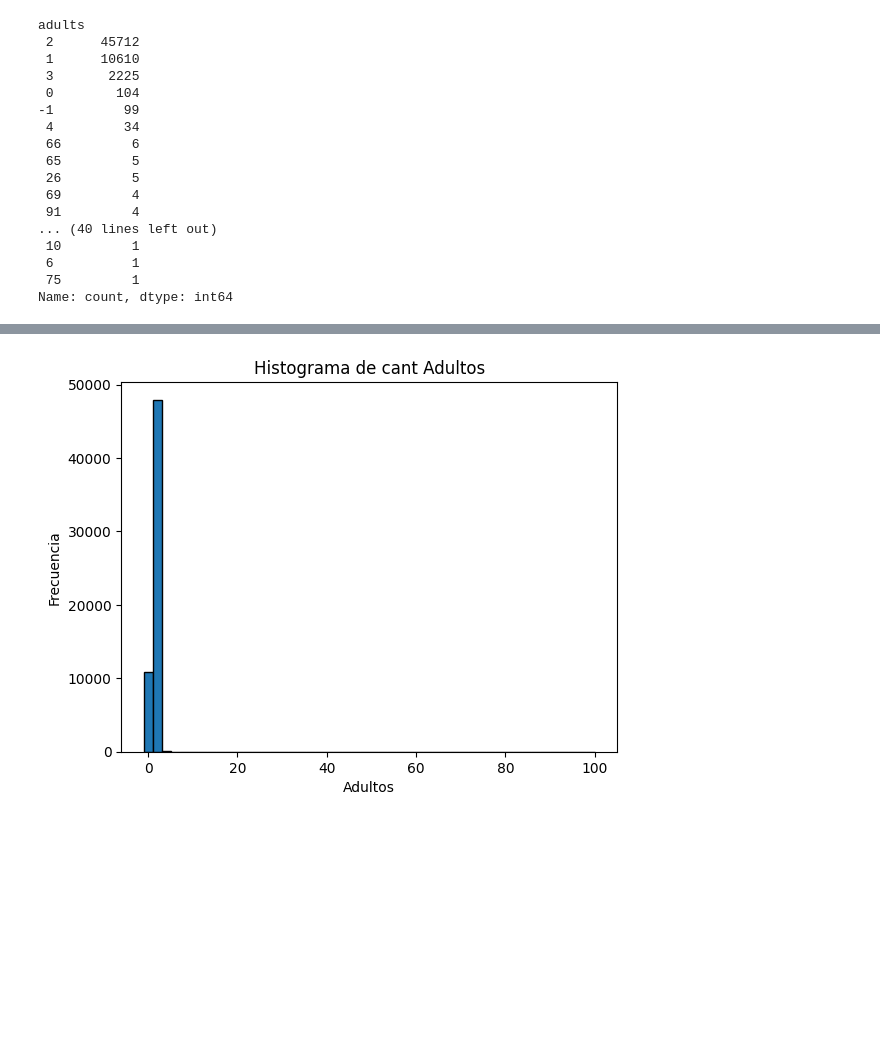
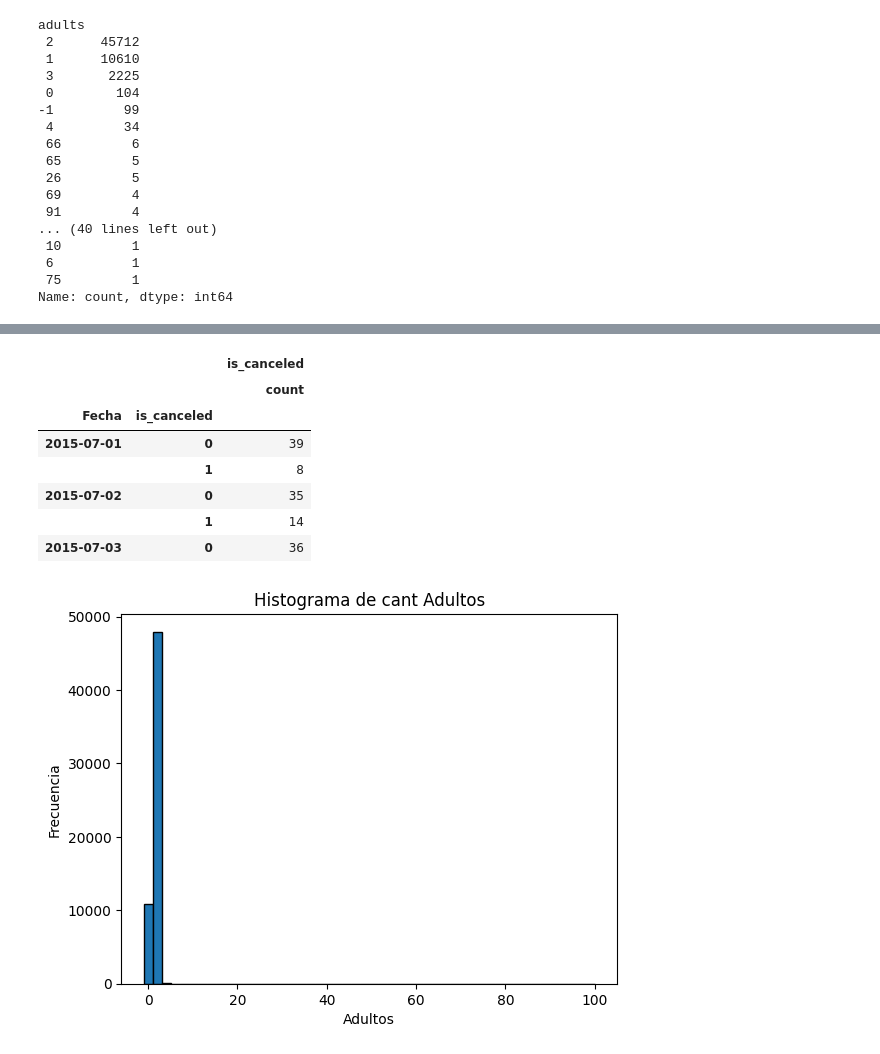
Before and after one commit to LauraRuales/Ciencia-de-datos, a Jupyter notebook: eda.ipynb, the cells around one changed output, grey strips where cells are left out. Saved outputs shown, nothing was run; the diff lists cells and outputs as text; code cells hidden in the pictures; blank space fills up the shorter version.

```diff
--- a/eda.ipynb
+++ b/eda.ipynb
@@ -250,0 +260,14 @@ reservas[['lead_time','arrival_date_year','mes_llegada','arrival_date_week_numbe
+# %%
+reservas['Fecha'] = pd.to_datetime({'year': reservas['arrival_date_year'], 'month': reservas['mes_llegada'], 'day': reservas['arrival_date_day_of_month']})
+
+reservasFecha = reservas.groupby(['Fecha','is_canceled']).agg({ 'is_canceled': ['count']})
+reservasFecha.head(5)
+# %% [output]
+|  |  | is_canceled |
+|  |  | count |
+| Fecha | is_canceled |  |
+| 2015-07-01 | 0 | 39 |
+|  | 1 | 8 |
+| 2015-07-02 | 0 | 35 |
+|  | 1 | 14 |
+| 2015-07-03 | 0 | 36 |
```
Also changed, not shown: parts of 13 cells of this notebook, 2 other files.
